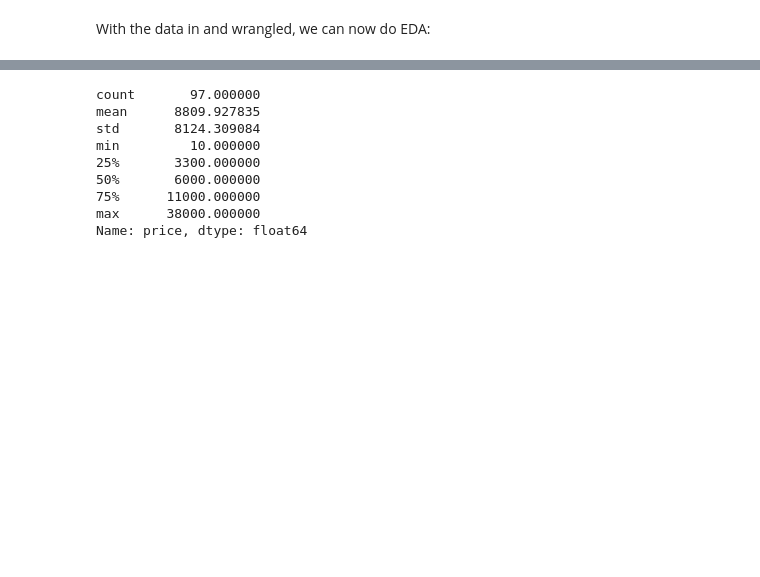
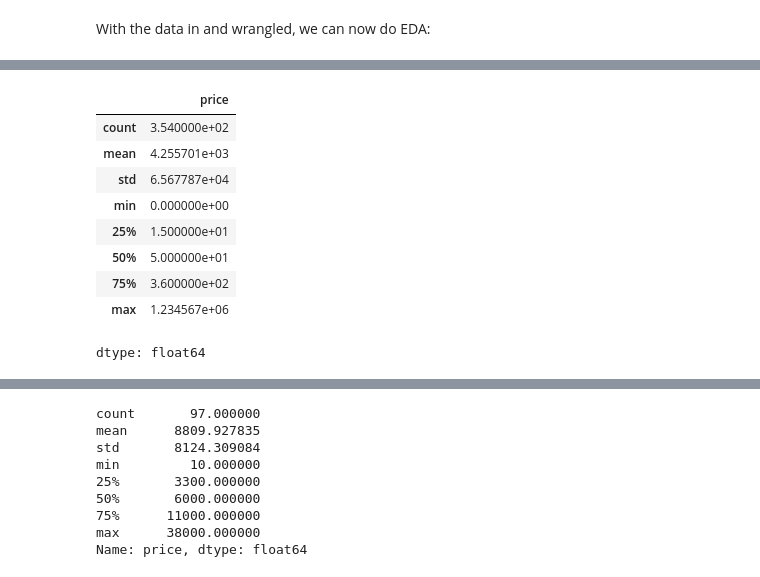
Before and after one commit to gffiveash/Labs, a Jupyter notebook: lab_notebook.ipynb, the cells around one changed output, grey strips where cells are left out. Drawn from its saved outputs; the diff is of its cells as text; code cells hidden in the pictures; blank space fills up the shorter version.

```diff
--- a/lab_notebook.ipynb
+++ b/lab_notebook.ipynb
@@ -116,0 +142,13 @@ With the data in and wrangled, we can now do EDA:
+# %%
+df['price'].describe()
+# %% [output]
+|  | price |
+| count | 3.540000e+02 |
+| mean | 4.255701e+03 |
+| std | 6.567787e+04 |
+| min | 0.000000e+00 |
+| 25% | 1.500000e+01 |
+| 50% | 5.000000e+01 |
+| 75% | 3.600000e+02 |
+| max | 1.234567e+06 |
+dtype: float64
```
Also changed, not shown: parts of 11 cells of this notebook.
